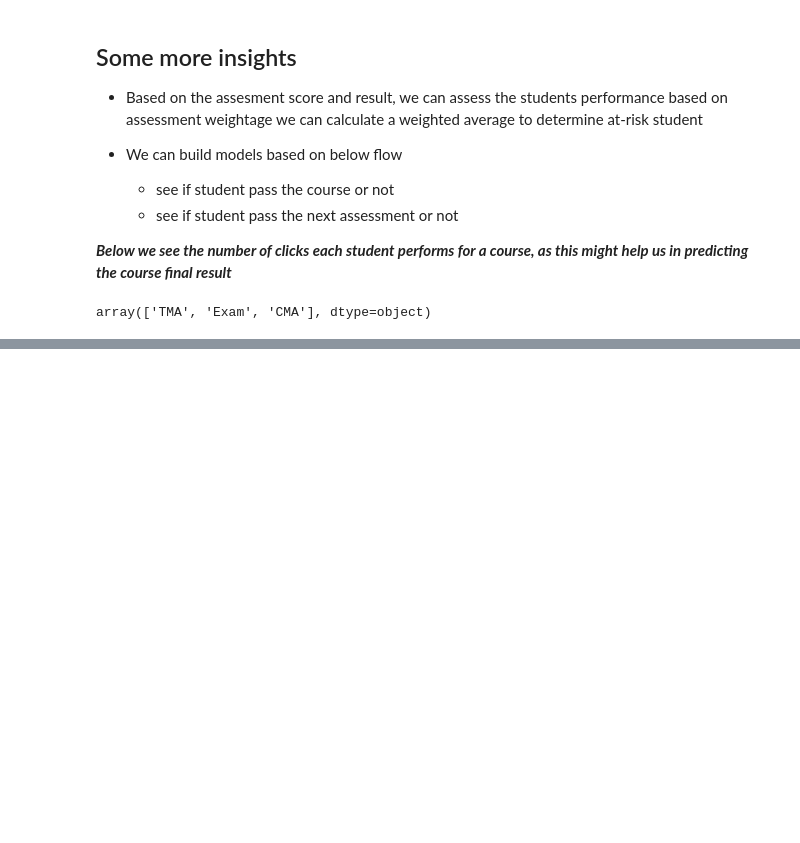
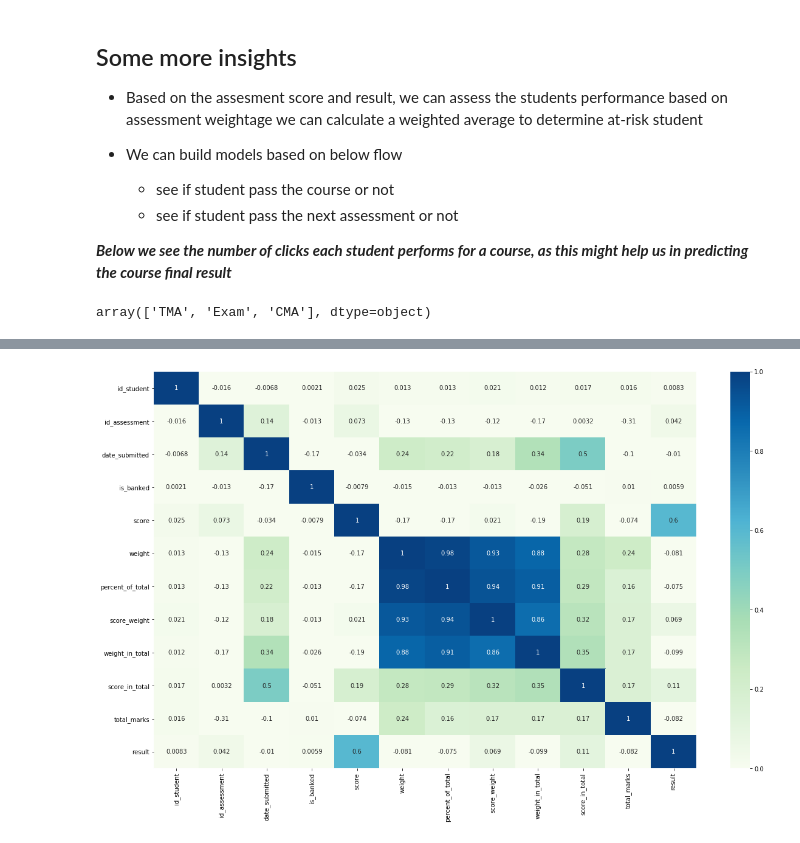
Before and after one commit to Heramb001/LearningAnalytics_Predicting_students_at-risk, a Jupyter notebook: CS_773_Data_Mining_Project_1_Reading_Data.ipynb, the cells around one changed output, grey strips where cells are left out. Drawn from its saved outputs; the diff is of its cells as text; code cells hidden in the pictures; blank space fills up the shorter version.

```diff
--- a/CS_773_Data_Mining_Project_1_Reading_Data.ipynb
+++ b/CS_773_Data_Mining_Project_1_Reading_Data.ipynb
@@ -599,0 +638,7 @@ assessments_stats
+# %%
+#try to find correlation between final_result and remaining variables
+plt.figure(figsize=(20,12))
+sns.heatmap(student_assessments_all.corr(), annot = True, vmin = 0, cmap = 'GnBu')
+plt.show()
+# %% [output]
+[figure, added]
```
Also changed, not shown: parts of 5 cells of this notebook, 1 other file.
